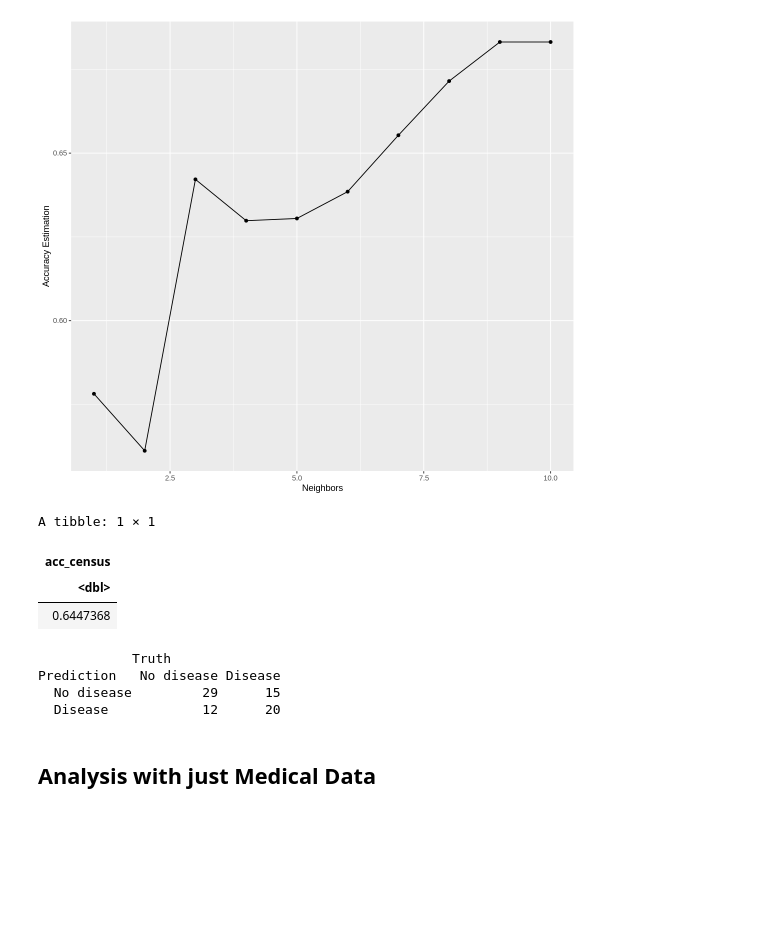
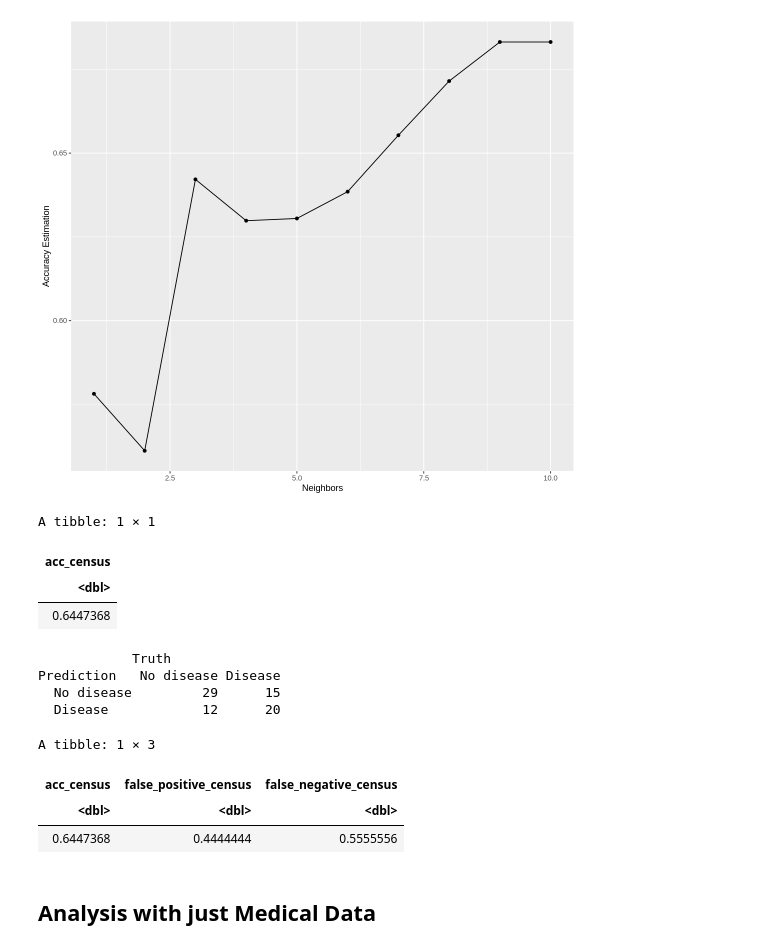
Before and after one commit to Phoebeml/Group20_DSCI100, a Jupyter notebook: Group20Project.ipynb, the cells around one changed output. Cells and saved outputs as stored; diff of their text form; code cells hidden in the pictures; blank space fills up the shorter version.

```diff
--- a/Group20Project.ipynb
+++ b/Group20Project.ipynb
@@ -210,33 +210,43 @@ heart_spec_census <- nearest_neighbor(weight_func = "rectangular", neighbors = 9
     set_mode("classification")
 
 #make a new workflow (retrain mdoel)
 heart_fit_census <- workflow() |>
     add_recipe(heart_recipe_census) |>
     add_model(heart_spec_census) |>
     fit(data = heart_train_census)
 
 heart_predicted_census <- predict(heart_fit_census, heart_test_census) |>
     bind_cols(heart_test_census)
 
 acc_census <- heart_predicted_census |>
     metrics(truth = num, estimate = .pred_class) |>
     filter(.metric == "accuracy") |>
     select(.estimate) |>
     pull()
 tibble(acc_census)
 
 confusion_census <- heart_predicted_census|>
              conf_mat(truth = num, estimate = .pred_class)
 confusion_census
+
+false_positive_census <- 12/27
+
+false_negative_census <- 15/27
+
+tibble(acc_census, false_positive_census, false_negative_census)
 # %% [output]
 A tibble: 1 × 1
 | acc_census |
 | <dbl> |
 | 0.6447368 |
             Truth
 Prediction   No disease Disease
   No disease         29      15
   Disease            12      20
+A tibble: 1 × 3
+| acc_census | false_positive_census | false_negative_census |
+| <dbl> | <dbl> | <dbl> |
+| 0.6447368 | 0.4444444 | 0.5555556 |
 # %% [markdown]
 Analysis with just Medical Data
 -----
```
Also changed, not shown: parts of 2 cells of this notebook.
